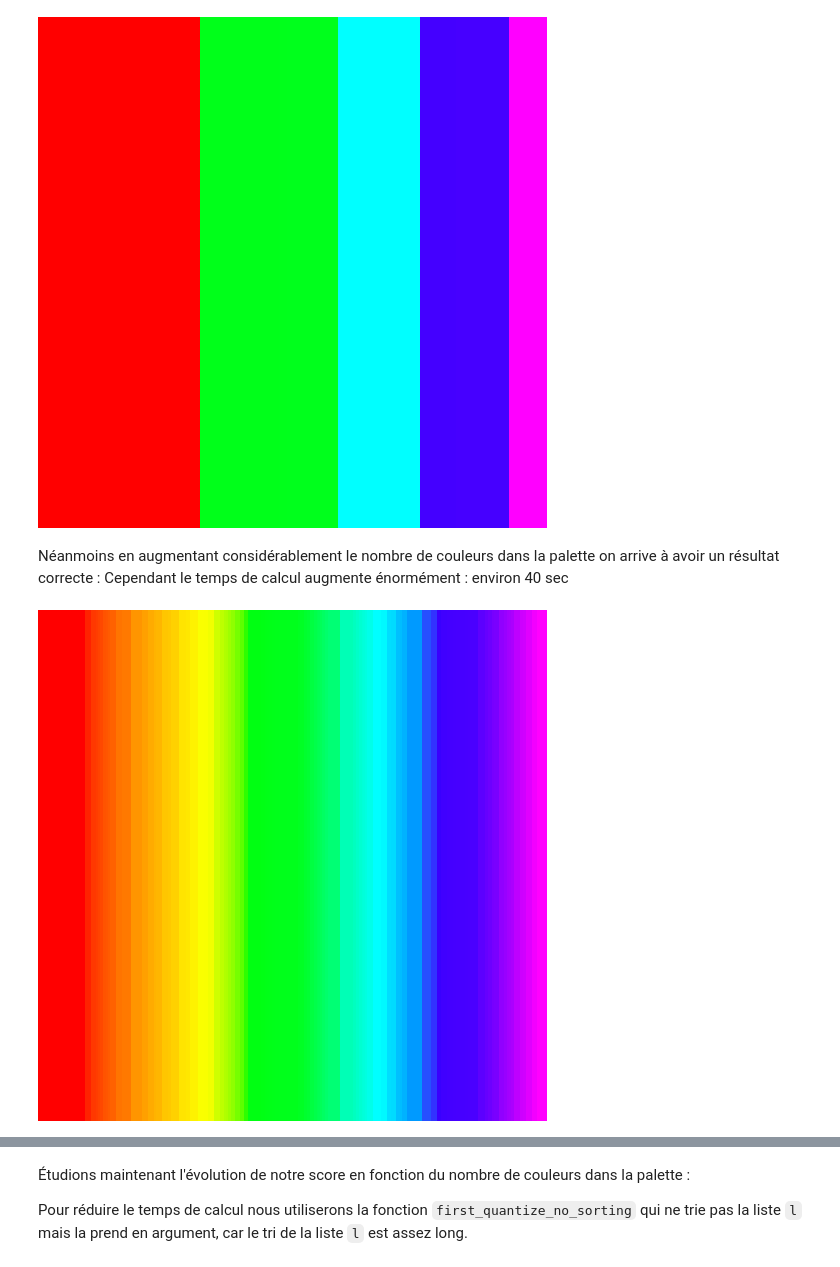
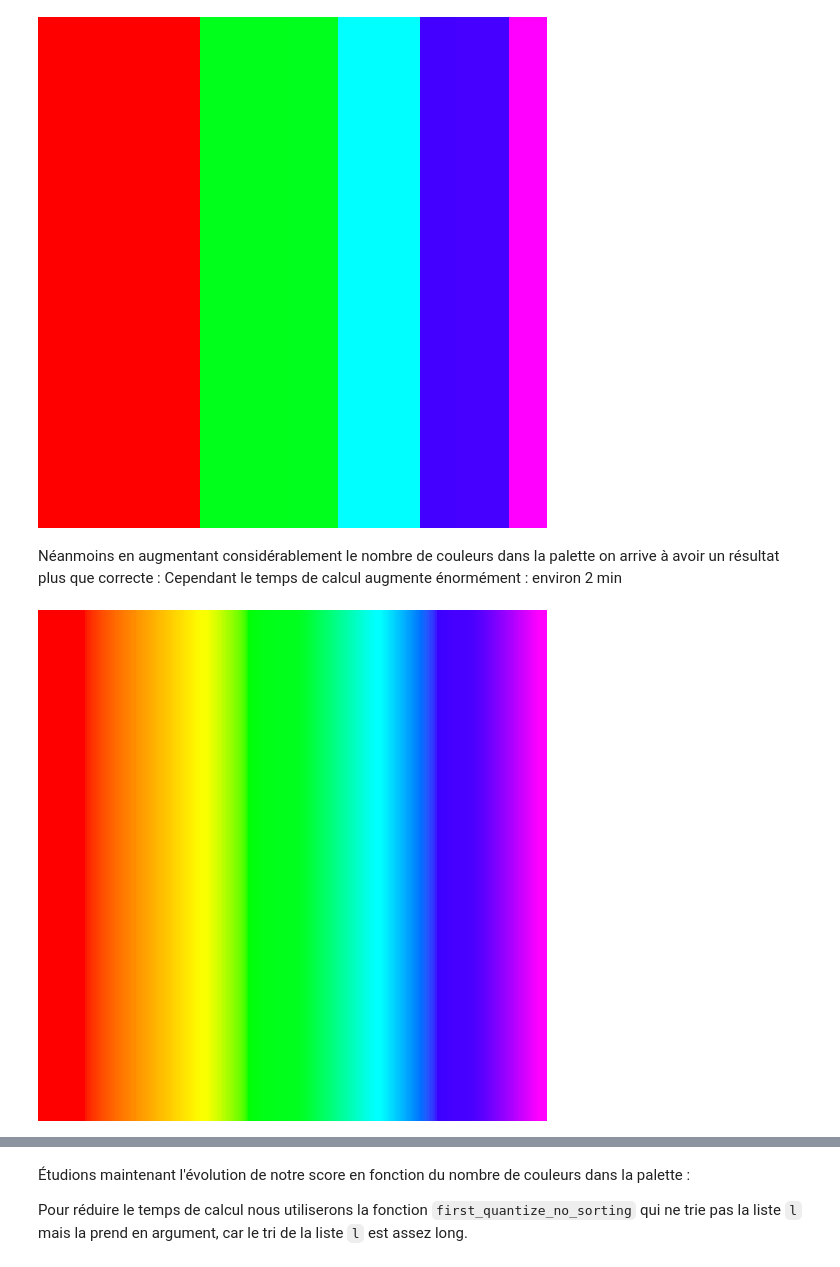
Before and after one commit to MaximeMoreauCerise/INF_TC1_Quantize, a Jupyter notebook: main.ipynb, the cells around one changed output, grey strips where cells are left out. Saved outputs shown, nothing was run; the diff lists cells and outputs as text; code cells hidden in the pictures.

```diff
--- a/main.ipynb
+++ b/main.ipynb
@@ -206,8 +212,10 @@ first_quantize("rainbow.png", nb_couleurs_palette)
 # %% [output]
 [figure]
 # %% [markdown]
-Néanmoins en augmentant considérablement le nombre de couleurs dans la palette on arrive à avoir un résultat correcte : Cependant le temps de calcul augmente énormément : environ 40 sec
+Néanmoins en augmentant considérablement le nombre de couleurs dans la palette on arrive à avoir un résultat plus que correcte : Cependant le temps de calcul augmente énormément :
+environ 2 min
-# %%
-first_quantize("rainbow.png", 100)
-# %% [output]
-[figure, removed]
+# %%
+im_rainbow_m1_300c = first_quantize("rainbow.png", 300) #temps de calcul 2 min
+im_rainbow_m1_300c
+# %% [output]
+[figure, added]
```
Also changed, not shown: parts of 10 cells of this notebook, 2 other files.
